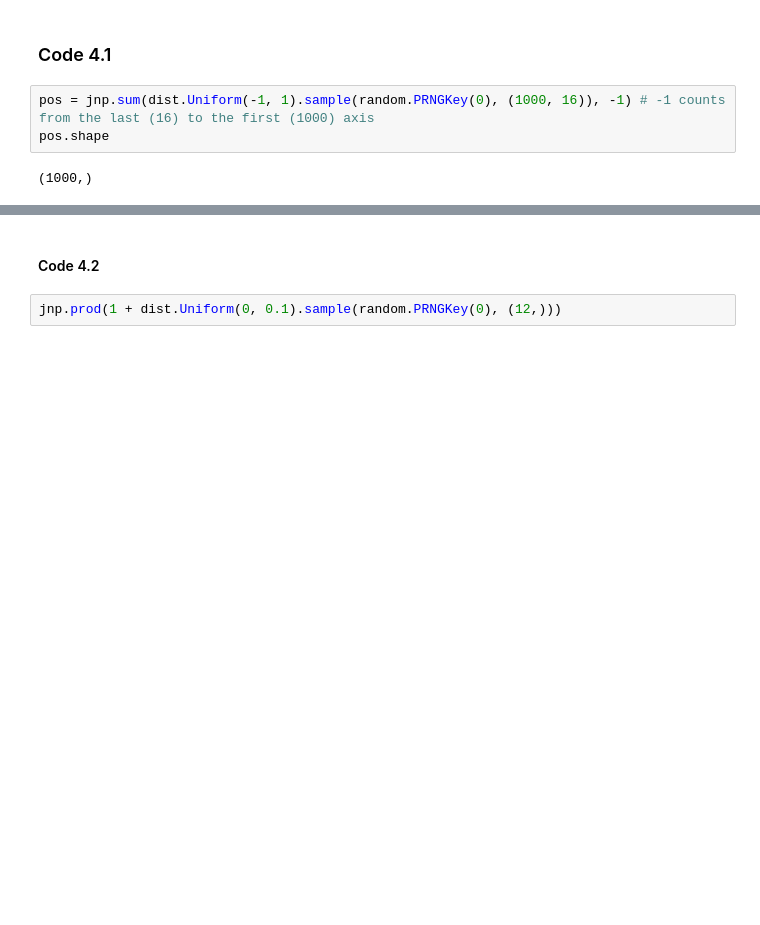
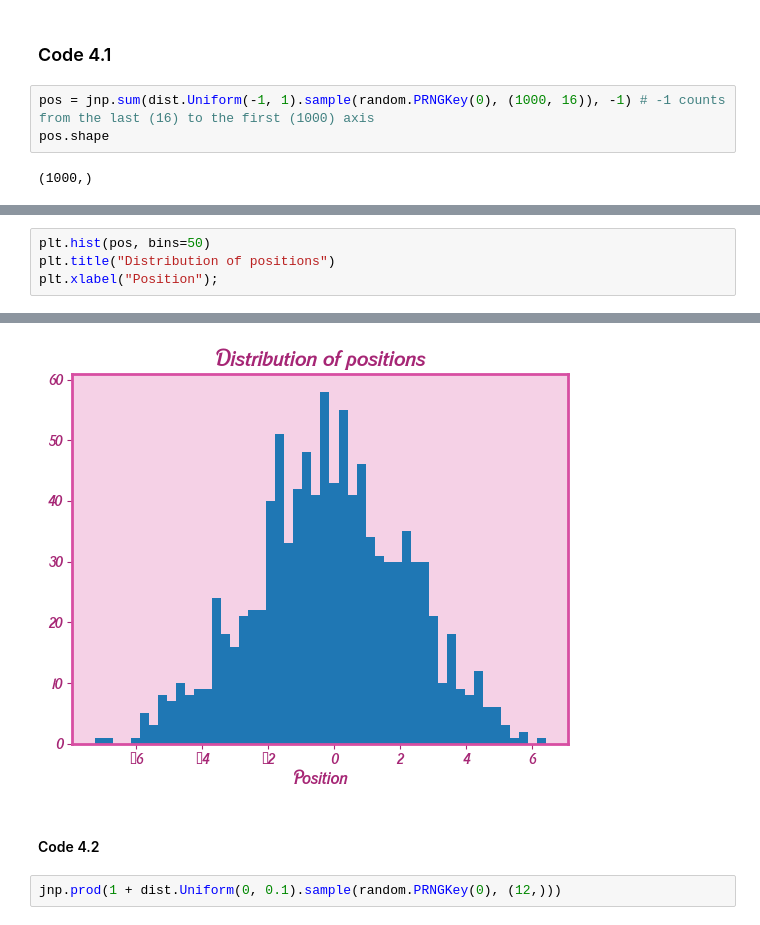
Before and after one commit to zsfrbkv/statrethink-course-numpyro-2019, a Jupyter notebook: statrethink_numpyro_w02.ipynb, the cells around one changed output, grey strips where cells are left out. Saved outputs shown, nothing was run; the diff lists cells and outputs as text; blank space fills up the shorter version.

```diff
--- a/statrethink_numpyro_w02.ipynb
+++ b/statrethink_numpyro_w02.ipynb
@@ -84,0 +122,5 @@ FutureWarning: use_inf_as_na option is deprecated and will be removed in a futur
+# %%
+plt.hist(pos, bins=50)
+plt.title("Distribution of positions")
+plt.xlabel("Position");
+# %% [output]
@@ -85,3 +129,4 @@ FutureWarning: use_inf_as_na option is deprecated and will be removed in a futur
+[figure, added]
 # %% [markdown]
 #### Code 4.2
 # %%
```
Also changed, not shown: parts of 62 cells of this notebook.
